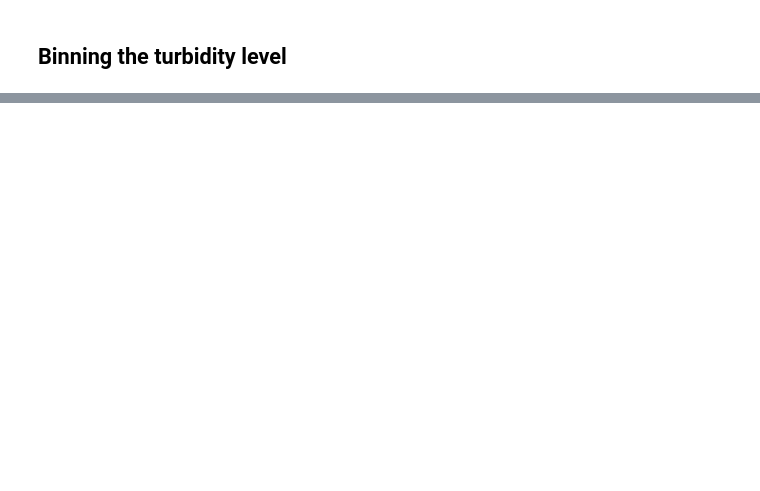
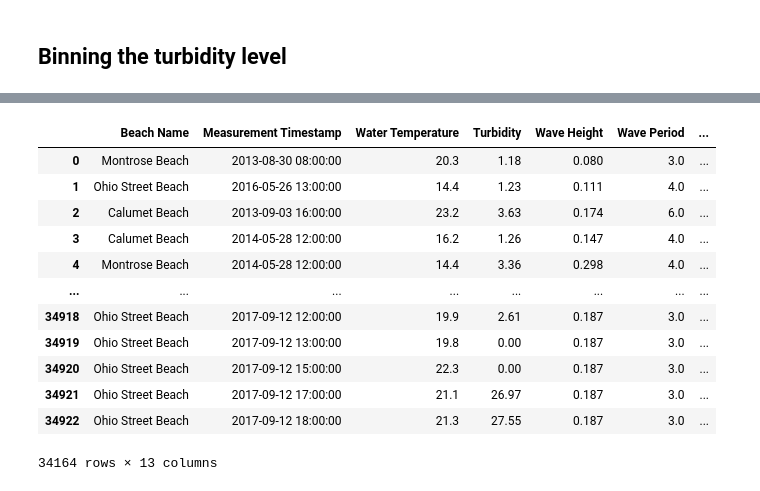
Before and after one commit to timiadejumo/BEACH-WATER-QUALITY-, a Jupyter notebook: Capstone_Initial_EDA_NB.ipynb, the cells around one changed output, grey strips where cells are left out. Drawn from its saved outputs; the diff is of its cells as text; code cells hidden in the pictures; blank space fills up the shorter version.

```diff
--- a/Capstone_Initial_EDA_NB.ipynb
+++ b/Capstone_Initial_EDA_NB.ipynb
@@ -107,2 +231,16 @@ df.Turbidity_level.value_counts()
 # %%
-df.describe()
+df
+# %% [output]
+|  | Beach Name | Measurement Timestamp | Water Temperature | Turbidity | Wave Height | Wave Period | ... |
+| 0 | Montrose Beach | 2013-08-30 08:00:00 | 20.3 | 1.18 | 0.080 | 3.0 | ... |
+| 1 | Ohio Street Beach | 2016-05-26 13:00:00 | 14.4 | 1.23 | 0.111 | 4.0 | ... |
+| 2 | Calumet Beach | 2013-09-03 16:00:00 | 23.2 | 3.63 | 0.174 | 6.0 | ... |
+| 3 | Calumet Beach | 2014-05-28 12:00:00 | 16.2 | 1.26 | 0.147 | 4.0 | ... |
+| 4 | Montrose Beach | 2014-05-28 12:00:00 | 14.4 | 3.36 | 0.298 | 4.0 | ... |
+| ... | ... | ... | ... | ... | ... | ... | ... |
+| 34918 | Ohio Street Beach | 2017-09-12 12:00:00 | 19.9 | 2.61 | 0.187 | 3.0 | ... |
+| 34919 | Ohio Street Beach | 2017-09-12 13:00:00 | 19.8 | 0.00 | 0.187 | 3.0 | ... |
+| 34920 | Ohio Street Beach | 2017-09-12 15:00:00 | 22.3 | 0.00 | 0.187 | 3.0 | ... |
+| 34921 | Ohio Street Beach | 2017-09-12 17:00:00 | 21.1 | 26.97 | 0.187 | 3.0 | ... |
+| 34922 | Ohio Street Beach | 2017-09-12 18:00:00 | 21.3 | 27.55 | 0.187 | 3.0 | ... |
+34164 rows × 13 columns
```
Also changed, not shown: parts of 34 cells of this notebook, 1 other file.
